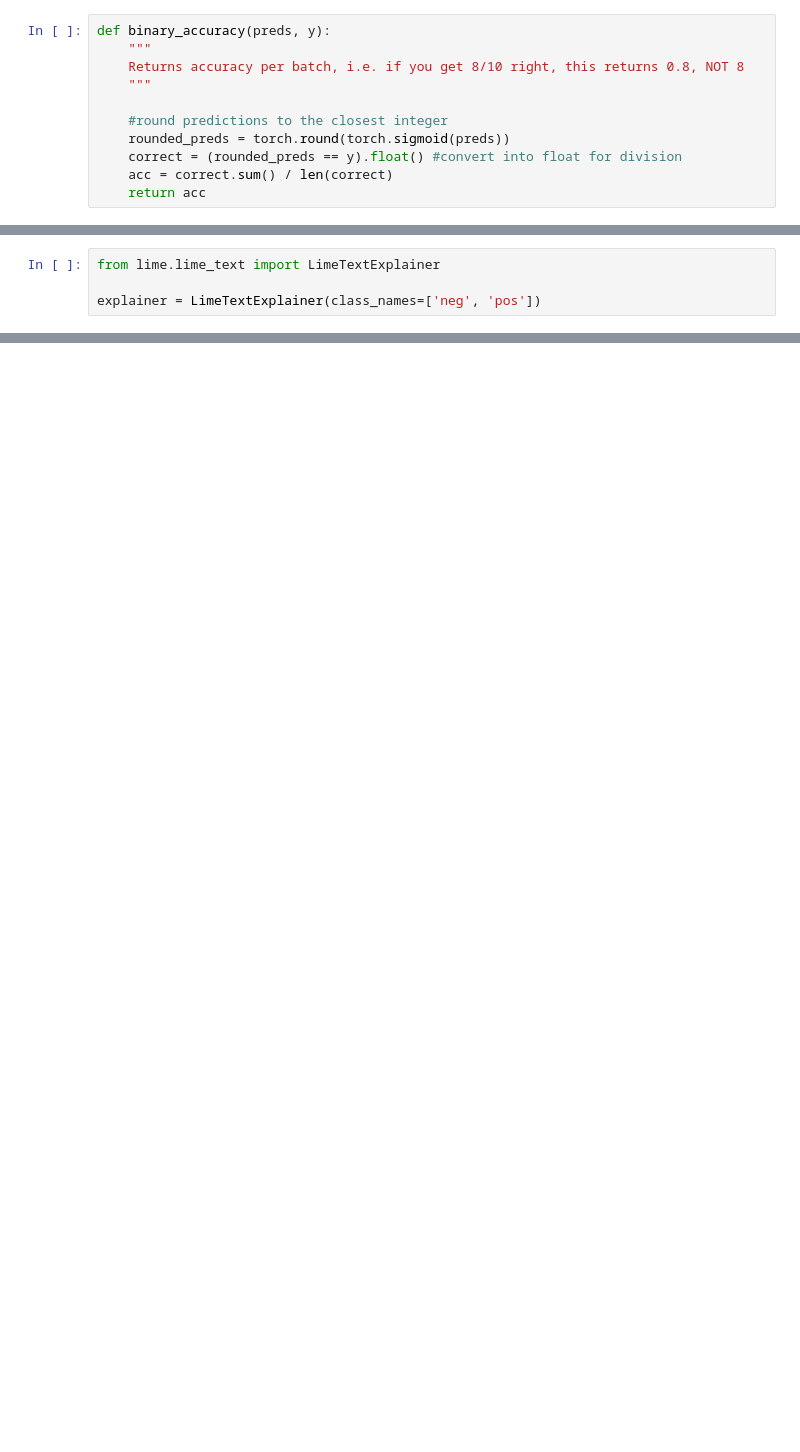
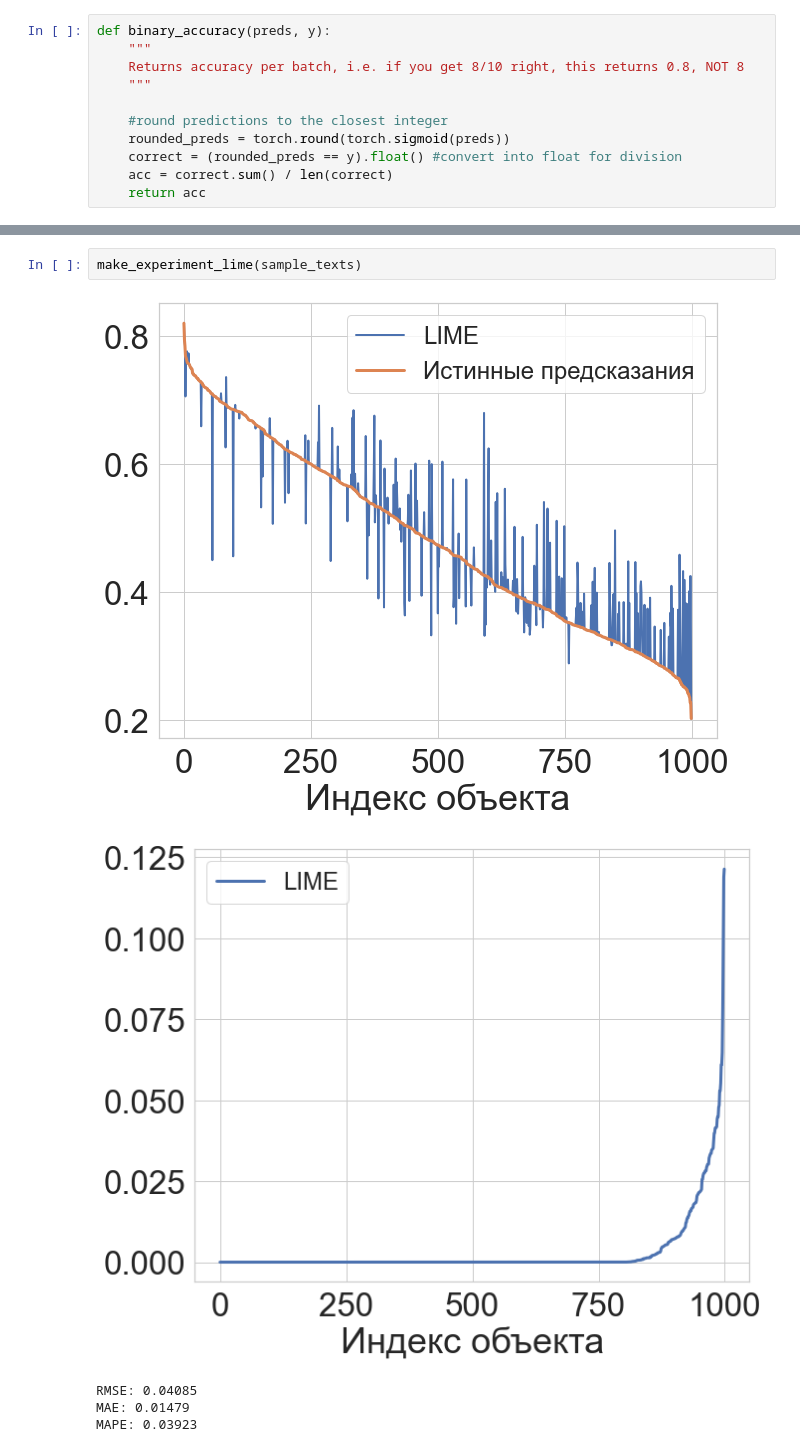
Before and after one commit to Intelligent-Systems-Phystech/2022-Project-99, a Jupyter notebook: code/experiment.ipynb, the cells around one changed output, grey strips where cells are left out. Drawn from its saved outputs; the diff is of its cells as text; blank space fills up the shorter version.

```diff
--- a/code/experiment.ipynb
+++ b/code/experiment.ipynb
@@ -259,4 +292,0 @@ def predict_proba(texts):
-# %%
-from lime.lime_text import LimeTextExplainer
-
-explainer = LimeTextExplainer(class_names=['neg', 'pos'])
@@ -424,0 +447,8 @@ plt.show()
+# %%
+make_experiment_lime(sample_texts)
+# %% [output]
+[figure, added]
+[figure, added]
+RMSE: 0.04085
+MAE: 0.01479
+MAPE: 0.03923
```
Also changed, not shown: parts of 47 cells of this notebook, 11 other files.
